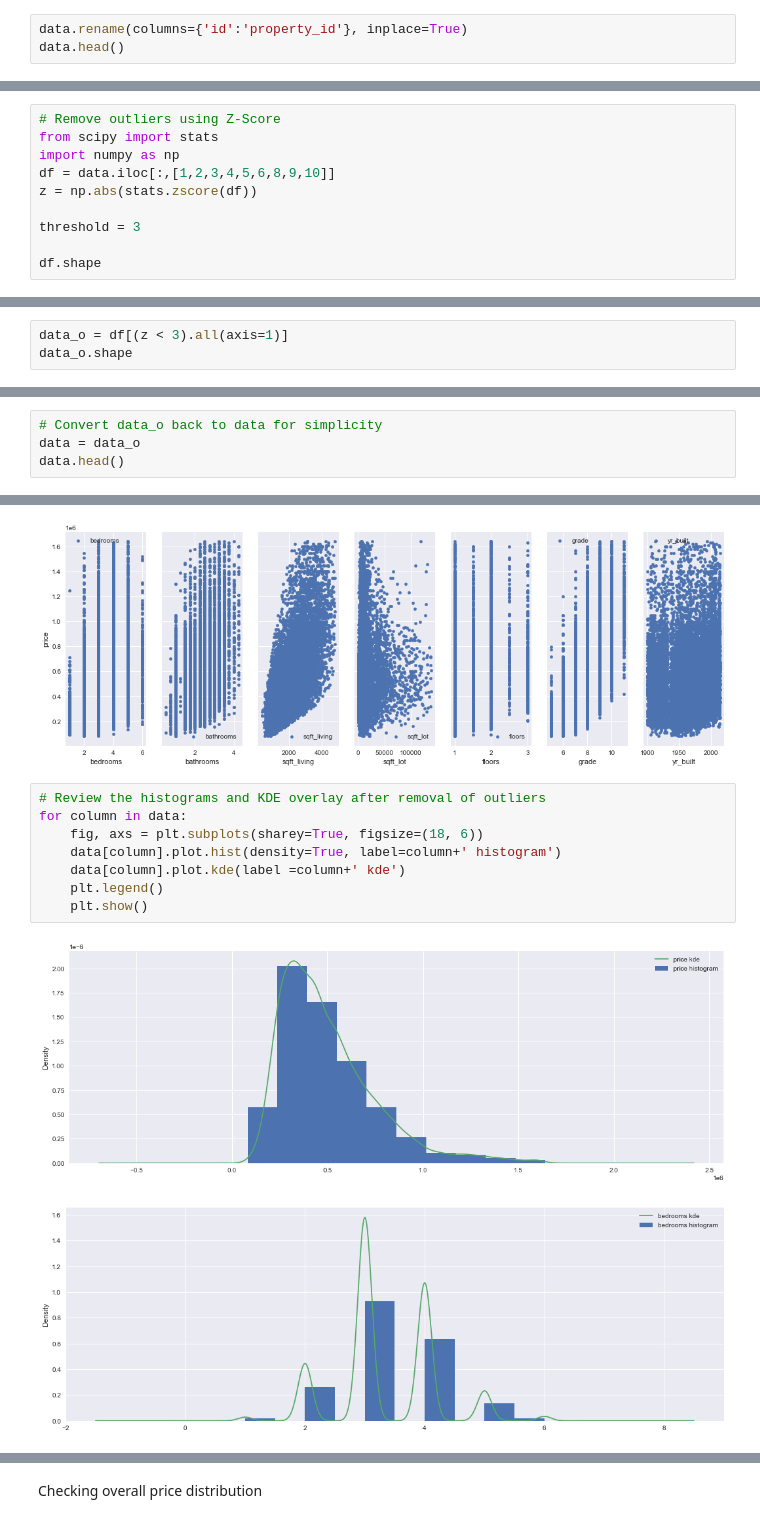
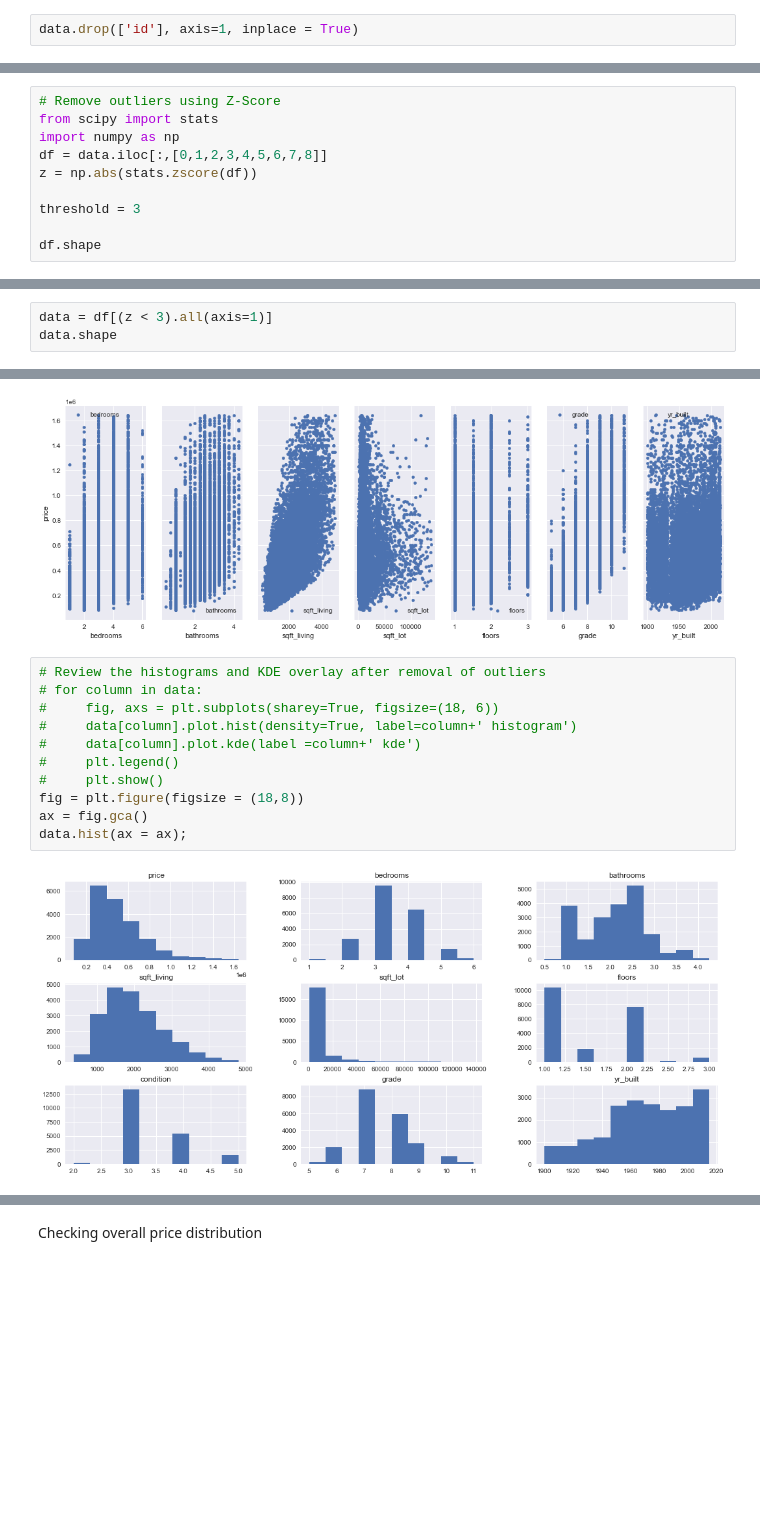
Before and after one commit to Scottgraham1/King_County_Property_Analysis, a Jupyter notebook: king_county_property.ipynb, the cells around one changed output, grey strips where cells are left out. Cells and saved outputs as stored; diff of their text form; blank space fills up the shorter version.

```diff
--- a/king_county_property.ipynb
+++ b/king_county_property.ipynb
@@ -117,3 +162,2 @@ From above I can see that the "id" represents the property id and the duplicates
 # %%
-data.rename(columns={'id':'property_id'}, inplace=True)
-data.head()
+data.drop(['id'], axis=1, inplace = True)
@@ -168,7 +245,7 @@ Further remove outliers from the rest of the data using z-score.
 # Remove outliers using Z-Score
 from scipy import stats
 import numpy as np
-df = data.iloc[:,[1,2,3,4,5,6,8,9,10]]
+df = data.iloc[:,[0,1,2,3,4,5,6,7,8]]
 z = np.abs(stats.zscore(df))
 
 threshold = 3
@@ -177,11 +254,7 @@ df.shape
 # %% [output]
 (21596, 9)
 # %%
-data_o = df[(z < 3).all(axis=1)]
-data_o.shape
+data = df[(z < 3).all(axis=1)]
+data.shape
 # %% [output]
 (20557, 9)
-# %%
-# Convert data_o back to data for simplicity
-data = data_o
-data.head()
@@ -205,12 +280,14 @@ plt.show()
 [figure]
 # %%
 # Review the histograms and KDE overlay after removal of outliers
-for column in data:
-    fig, axs = plt.subplots(sharey=True, figsize=(18, 6))
-    data[column].plot.hist(density=True, label=column+' histogram')
-    data[column].plot.kde(label =column+' kde')
-    plt.legend()
-    plt.show()
+# for column in data:
+#     fig, axs = plt.subplots(sharey=True, figsize=(18, 6))
+#     data[column].plot.hist(density=True, label=column+' histogram')
+#     data[column].plot.kde(label =column+' kde')
+#     plt.legend()
+#     plt.show()
+fig = plt.figure(figsize = (18,8))
+ax = fig.gca()
+data.hist(ax = ax);
 # %% [output]
-[figure, old version]
+[figure, new version]
-[figure, removed]
```
Also changed, not shown: parts of 65 cells of this notebook.
